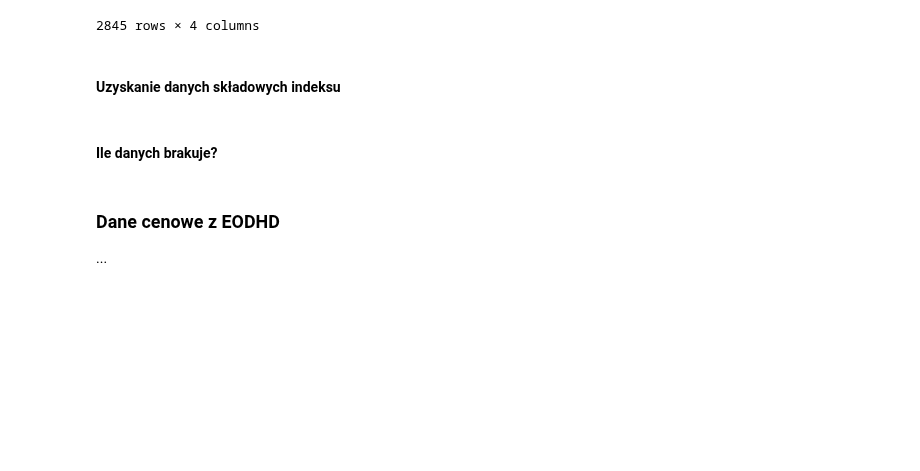
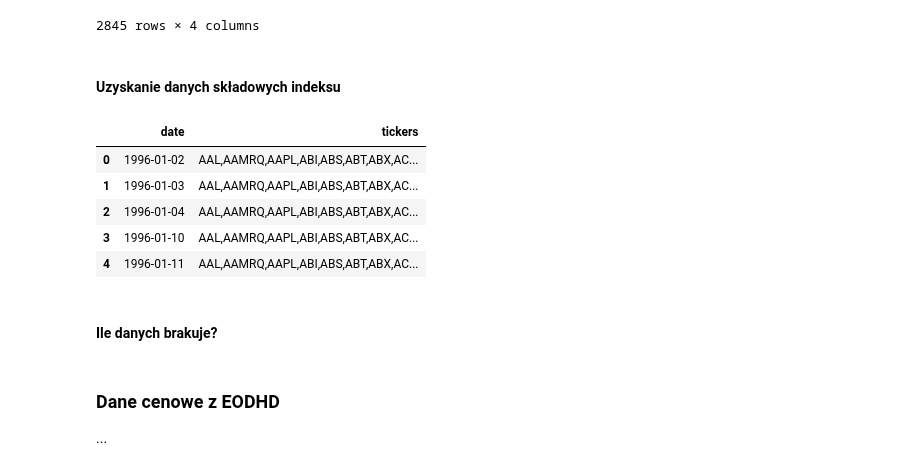
Before and after one commit to MichaelL200/data-driven-stock-portfolio-selection, a Jupyter notebook: notebooks/main.ipynb, the cells around one changed output. Drawn from its saved outputs; the diff is of its cells as text; code cells hidden in the pictures; blank space fills up the shorter version.

```diff
--- a/notebooks/main.ipynb
+++ b/notebooks/main.ipynb
@@ -603,7 +619,16 @@ plots.YahooFinance.compare_tickers({
 # %% [markdown]
 #### Uzyskanie danych składowych indeksu
 # %%
+sp500_components.head()
+
 # TODO: Download stock price data from yfinance (Issue #1 - https://github.com/MichaelL200/data-driven-stock-portfolio-selection/issues/1)
+# %% [output]
+|  | date | tickers |
+| 0 | 1996-01-02 | AAL,AAMRQ,AAPL,ABI,ABS,ABT,ABX,AC... |
+| 1 | 1996-01-03 | AAL,AAMRQ,AAPL,ABI,ABS,ABT,ABX,AC... |
+| 2 | 1996-01-04 | AAL,AAMRQ,AAPL,ABI,ABS,ABT,ABX,AC... |
+| 3 | 1996-01-10 | AAL,AAMRQ,AAPL,ABI,ABS,ABT,ABX,AC... |
+| 4 | 1996-01-11 | AAL,AAMRQ,AAPL,ABI,ABS,ABT,ABX,AC... |
 # %% [markdown]
 #### Ile danych brakuje?
 # %%
```
Also changed, not shown: parts of 6 cells of this notebook, 1 other file.
